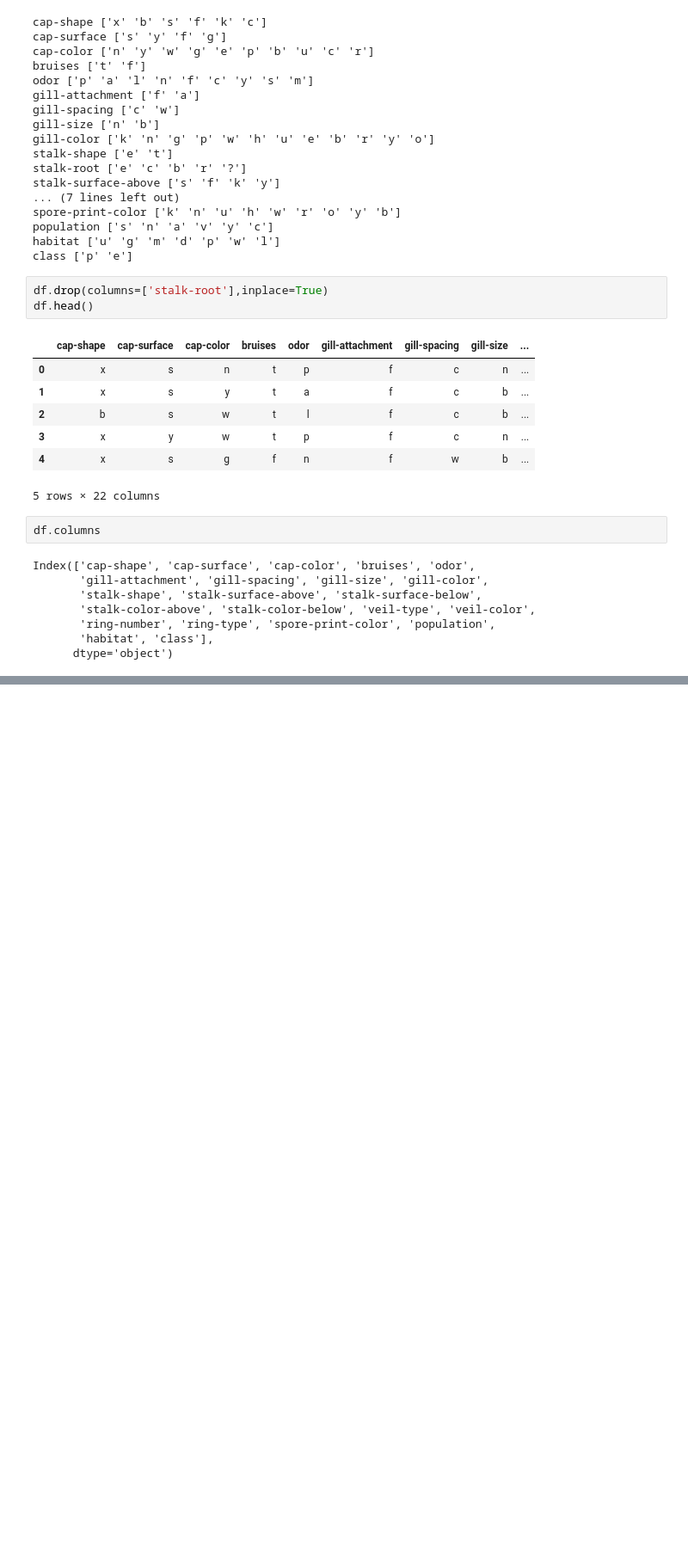
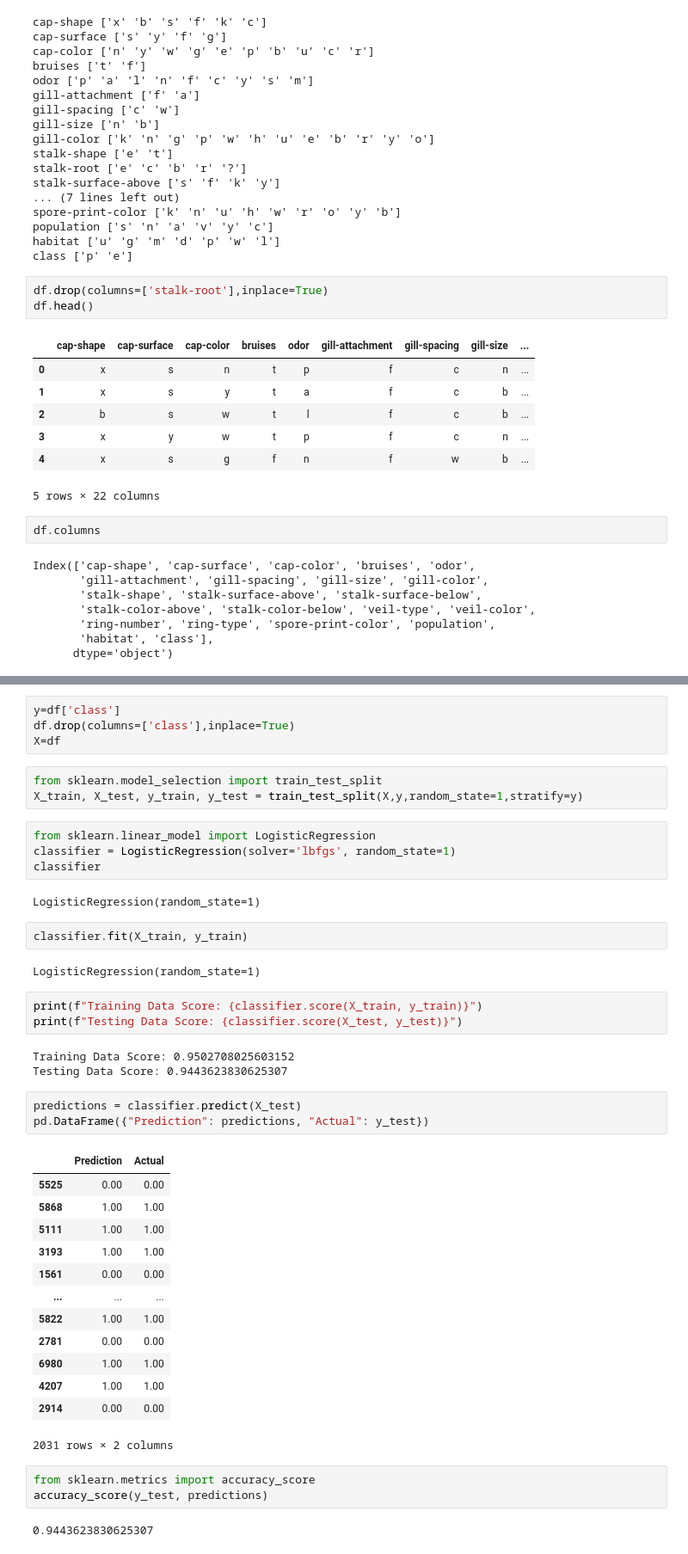
Before and after one commit to rerick999/project_04, a Jupyter notebook: 02_models/m01_logistic_regression.ipynb, the cells around one changed output, grey strips where cells are left out. Shown: that part at 86% size. Cells and saved outputs as stored; diff of their text form; blank space fills up the shorter version.

Commit message:
finished rough in of m01_logistic_regression'

```diff
--- a/02_models/m01_logistic_regression.ipynb
+++ b/02_models/m01_logistic_regression.ipynb
@@ -100,0 +107,45 @@ Index(['cap-shape', 'cap-surface', 'cap-color', 'bruises', 'odor',
+# %%
+y=df['class']
+df.drop(columns=['class'],inplace=True)
+X=df
+# %%
+from sklearn.model_selection import train_test_split
+X_train, X_test, y_train, y_test = train_test_split(X,y,random_state=1,stratify=y)
+# %%
+from sklearn.linear_model import LogisticRegression
+classifier = LogisticRegression(solver='lbfgs', random_state=1)
+classifier
+# %% [output]
+LogisticRegression(random_state=1)
+# %%
+classifier.fit(X_train, y_train)
+# %% [output]
+LogisticRegression(random_state=1)
+# %%
+print(f"Training Data Score: {classifier.score(X_train, y_train)}")
+print(f"Testing Data Score: {classifier.score(X_test, y_test)}")
+# %% [output]
+Training Data Score: 0.9502708025603152
+Testing Data Score: 0.9443623830625307
+# %%
+predictions = classifier.predict(X_test)
+pd.DataFrame({"Prediction": predictions, "Actual": y_test})
+# %% [output]
+|  | Prediction | Actual |
+| 5525 | 0.00 | 0.00 |
+| 5868 | 1.00 | 1.00 |
+| 5111 | 1.00 | 1.00 |
+| 3193 | 1.00 | 1.00 |
+| 1561 | 0.00 | 0.00 |
+| ... | ... | ... |
+| 5822 | 1.00 | 1.00 |
+| 2781 | 0.00 | 0.00 |
+| 6980 | 1.00 | 1.00 |
+| 4207 | 1.00 | 1.00 |
+| 2914 | 0.00 | 0.00 |
+2031 rows × 2 columns
+# %%
+from sklearn.metrics import accuracy_score
+accuracy_score(y_test, predictions)
+# %% [output]
+0.9443623830625307
```
Also changed, not shown: parts of 2 cells of this notebook.
